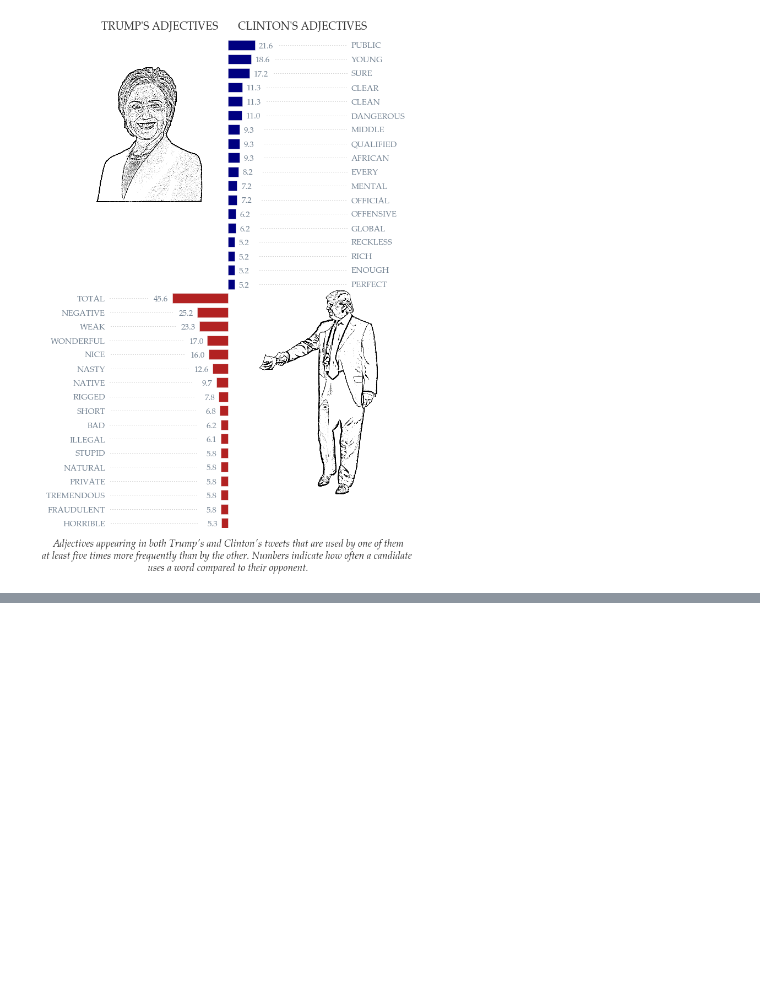
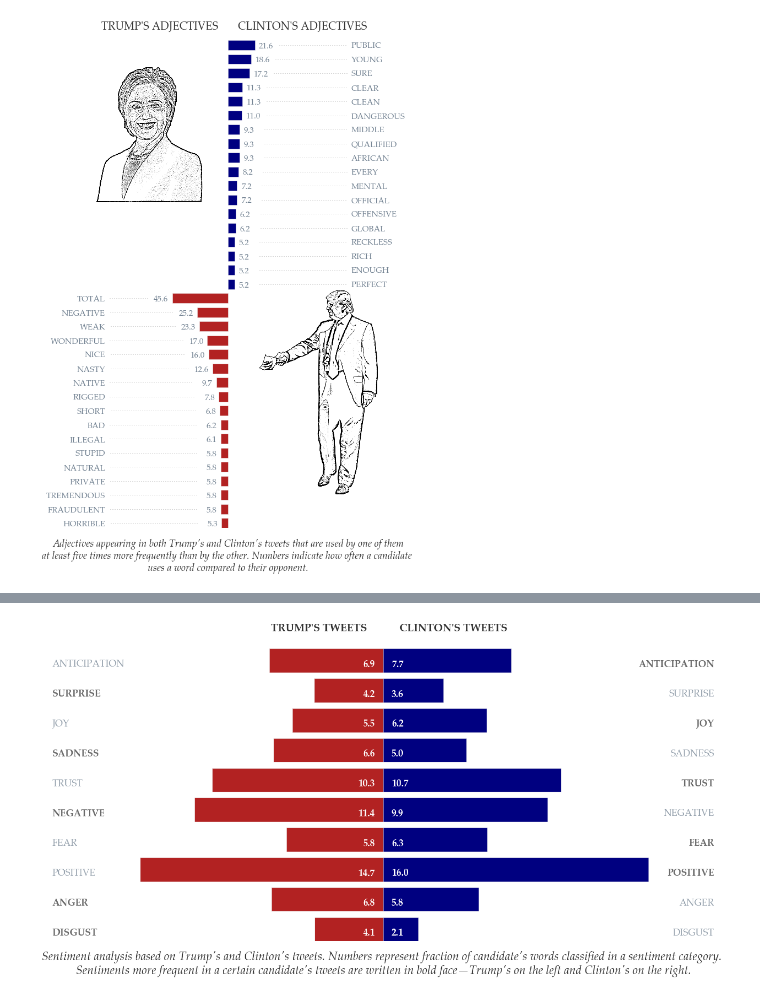
Before and after one commit to gogrean/elect2016, a Jupyter notebook: code/Negativity.ipynb, the cells around one changed output, grey strips where cells are left out. Saved outputs shown, nothing was run; the diff lists cells and outputs as text; code cells hidden in the pictures; blank space fills up the shorter version.

Commit message:
Cleaned up the notebooks and added sentiment scorecard.

```diff
--- a/code/Negativity.ipynb
+++ b/code/Negativity.ipynb
@@ -568,0 +530,16 @@ plt.savefig('../figs/adj_differences.pdf')
+# %%
+emo_dict_trump = {'anger': 0,
+                  'anticipation': 0,
+                  'disgust': 0,
+                  'fear': 0,
+                  'joy': 0,
+                  'negative': 0,
+                  'positive': 0,
+                  'sadness': 0,
+                  'surprise': 0,
+                  'trust': 0}
+for word in set(words_trump):
+    if word not in emo_dict:
+        continue
+    for emo in emo_dict[word]:
+        emo_dict_trump[emo] += words_trump.count(word) * emo_dict[word][emo] / n_words_trump * 100.
@@ -568,0 +572,50 @@ plt.savefig('../figs/adj_differences.pdf')
+# %%
+plt.rcParams.update({'font.size': 15})
+plt.rcParams.update({'xtick.major.size': 10})
+plt.rcParams.update({'ytick.major.size': 10})
+pfont = {'fontname': 'Palatino Linotype'}
+tc = 'slategray'
+
+fig = plt.figure(figsize=(20, 10))
+plt.axis('off')
+
+bar_pos = np.arange(10)
+bar_width = 0.7
+
+plt.barh(bar_pos, emo_dict_clinton.values(), color='navy')
+plt.barh(bar_pos, [-x for x in emo_dict_trump.values()], color='firebrick')
+
+for pos, emo in zip(bar_pos, emo_dict_clinton.keys()):
+    if emo_dict_clinton[emo] > emo_dict_trump[emo]:
+        tw_right, tw_left = 'black', 'light'
+        tc_right, tc_left = 'dimgray', tc
+        tal_right, tal_left = 1., 0.75
+    elif emo_dict_clinton[emo] < emo_dict_trump[emo]:
+        tw_right, tw_left = 'light', 'black'
+        tc_right, tc_left = tc, 'dimgray'
+        tal_right, tal_left = 0.75, 1.0
+    else:
+        tw_right, tw_left = 'black', 'black'
+        tc_right, tc_left = 'dimgray', 'dimgray'
+        tal_right, tal_left = 1.0, 1.0
+    plt.text(20, pos+0.1, emo.upper(), va='bottom', ha='right',
+             color=tc_right, fontsize=18, weight=tw_right, alpha=tal_right, **pfont)
+    plt.text(-20, pos+0.1, emo.upper(), va='bottom', ha='left',
+             color=tc_left, fontsize=18, weight=tw_left, alpha=tal_left, **pfont)
+    plt.text(0.5, pos+0.1, "%.1f" % emo_dict_clinton[emo], weight='black', va='bottom',
+             ha='left', color='white', fontsize=18, **pfont)
+    plt.text(-0.5, pos+0.1, "%.1f" % emo_dict_trump[emo], weight='black', va='bottom',
+             ha='right', color='white', fontsize=18, **pfont)
+
+plt.text(1, 10.4, "CLINTON'S TWEETS", fontsize=20, ha='left', alpha=0.8, weight='heavy', **pfont)
+plt.text(-1, 10.4, "TRUMP'S TWEETS", fontsize=20, ha='right', alpha=0.8, weight='heavy', **pfont)
+plt.text(0, -1.1, """Sentiment analysis based on Trump's and Clinton's tweets. Numbers represent fraction of candidate's words classified in a sentiment category.
+Sentiments more frequent in a certain candidate's tweets are written in bold face—Trump's on the left and Clinton's on the right.""",
+         fontsize=22, alpha=0.8,
+         ha='center', style='italic', **pfont)
+
+plt.xlim([-18,18])
+
+plt.savefig("../figs/positive_vs_negative.pdf")
+# %% [output]
+[figure, added]
```
Also changed, not shown: parts of 9 cells of this notebook, 1 other file.
